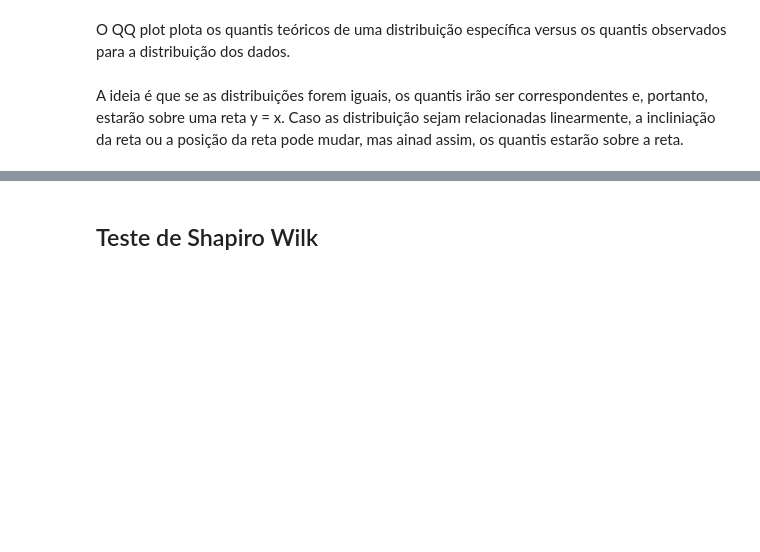
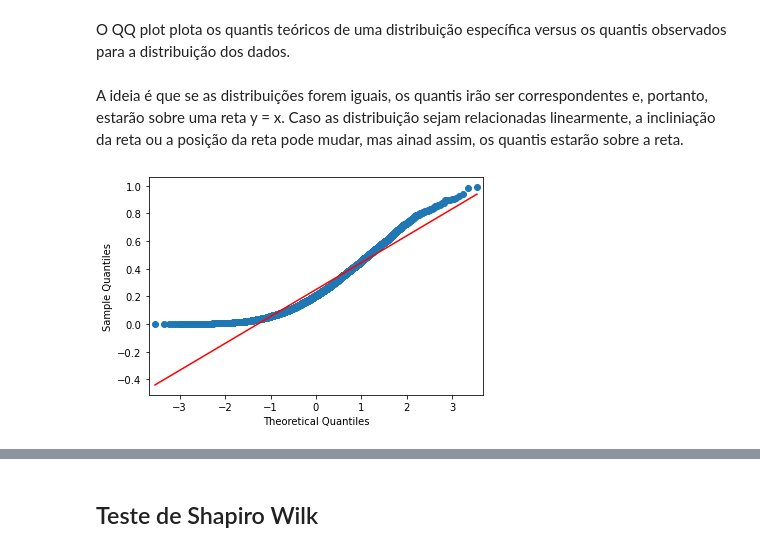
Before and after one commit to brondevitor/Python_Jorney, a Jupyter notebook: Regressão/Regressão III.ipynb, the cells around one changed output, grey strips where cells are left out. Cells and saved outputs as stored; diff of their text form; code cells hidden in the pictures; blank space fills up the shorter version.

```diff
--- a/Regressão/Regressão III.ipynb
+++ b/Regressão/Regressão III.ipynb
@@ -106,3 +107,12 @@ strong multicollinearity or other numerical problems.
 O QQ plot plota os quantis teóricos de uma distribuição específica versus os quantis observados para a distribuição dos dados.
 # %% [markdown]
 A ideia é que se as distribuições forem iguais, os quantis irão ser correspondentes e, portanto, estarão sobre uma reta y = x. Caso as distribuição sejam relacionadas linearmente, a incliniação da reta ou a posição da reta pode mudar, mas ainad assim, os quantis estarão sobre a reta.
+# %%
+# QQ plot de uma distribuição não normal
+non_normal_data = np.random.beta(1, 3, 5000)
+
+# q-q plot
+qqplot(non_normal_data, line='s')
+plt.show()
+# %% [output]
+[figure, added]
```
Also changed, not shown: parts of 5 cells of this notebook.
